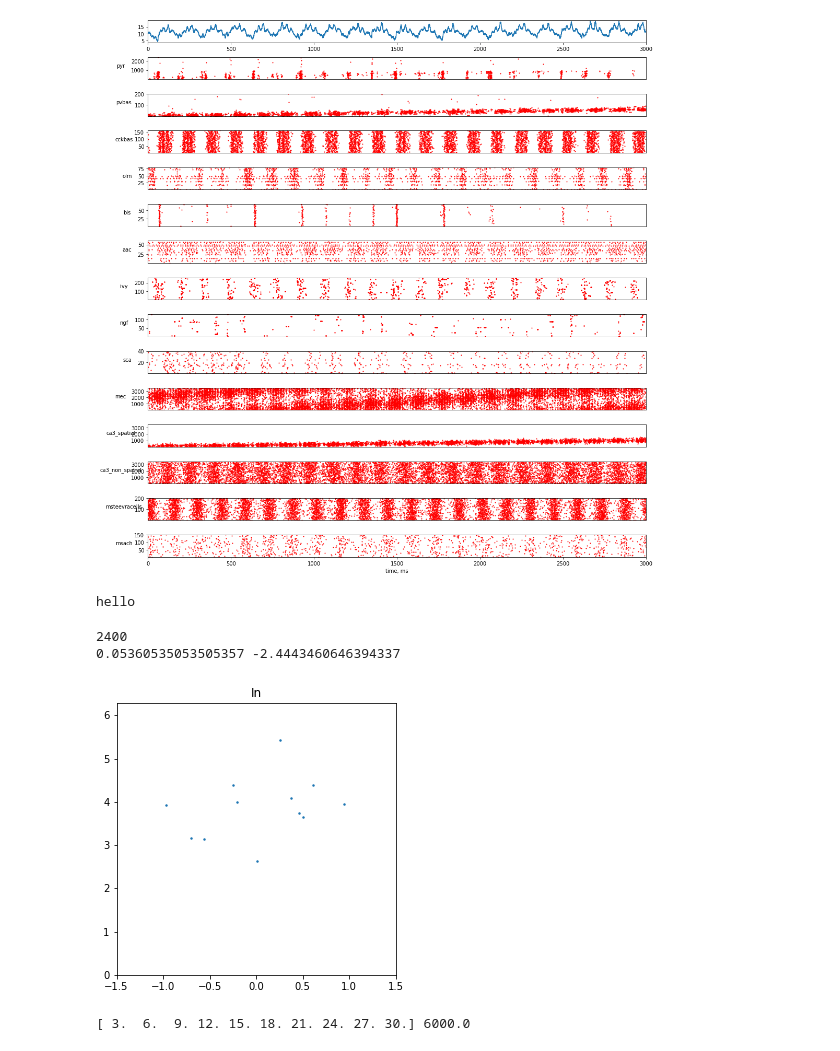
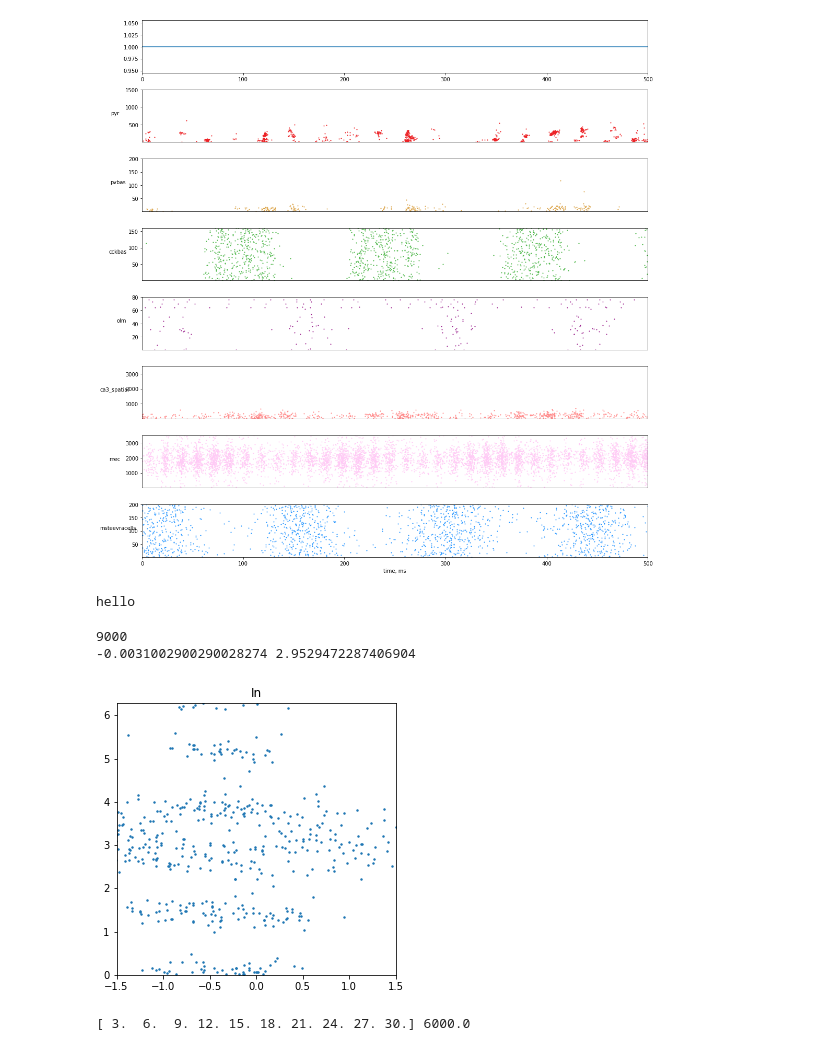
Before and after one commit to ivanmysin/CA1_rhythms_model, a Jupyter notebook: run_from_notebook.ipynb, the cells around one changed output. Saved outputs shown, nothing was run; the diff lists cells and outputs as text; code cells hidden in the pictures.

Commit message:
theta state

```diff
--- a/run_from_notebook.ipynb
+++ b/run_from_notebook.ipynb
@@ -34,14 +33,15 @@ import numpy as np
 import matplotlib.pyplot as plt
 from matplotlib import gridspec
 import h5py
+from plot_result import plotting_param
 # from basic_parameters import basic_params
 # import processingLib as proclib
 plt.rcParams["figure.figsize"] = (15, 5)
 
 # import plot_result as my_plot
-neuron_order = ["pyr", "pvbas", "cckbas", "olm", "bis", "aac", "ivy", "ngf", "sca", "mec", "ca3_spatial", "ca3_non_spatial", "msteevracells", "msach"]
+# neuron_order = ["pyr", "pvbas"] # "pvbas", "cckbas", "olm", "bis", "aac", "ivy", "ngf", "sca", "mec", "ca3_spatial", "ca3_non_spatial", "msteevracells", "msach"]
 
-# neuron_order = ["pyr", "pvbas",  "cckbas", "olm", "ca3_spatial", "mec", "msteevracells", "msach"]
+neuron_order = ["pyr", "pvbas",  "cckbas", "olm", "ca3_spatial", "mec", "msteevracells"]
 
 filepath = "../../Data/CA1_simulation/test.hdf5" # test_ripples.hdf5"  #   # basic_params["file_results"]
 # my_plot.plot_spike_raster(file)
@@ -50,7 +50,7 @@ with h5py.File(filepath, 'r') as h5file:
     t0 = h5file["time"][0]
     t1 = h5file["time"][-1]
 
-    lfp = h5file["extracellular/electrode_1/lfp/origin_data/channel_1"][:]
+    lfp =  np.ones(1000) # h5file["extracellular/electrode_1/lfp/origin_data/channel_1"][:] #
     t = np.linspace(t0, t1, lfp.size)
 
     raster_group = h5file["extracellular/electrode_1/firing/origin_data"]
@@ -65,35 +65,39 @@ with h5py.File(filepath, 'r') as h5file:
     axes.set_xlim(t0, t1)
     # axes.set_xlim(100, 200)
 
     for celltype_idx, celltype in enumerate(neuron_order):
 
+
         try:
             celltype_group = raster_group[celltype]
             axes = plt.subplot(gs[celltype_idx+1])
 
             # print("#########################")
             for sp_idx, (cell_key, firing) in enumerate(sorted(celltype_group.items(), key=lambda x: int(x[0].split("_")[-1]),)):
                 # print(cell_key)
                 sp_idx += 1
-                axes.scatter(firing,  np.zeros(firing.size) + sp_idx, s=1.2, color="red" )
+                color = plotting_param["neuron_colors"][celltype]
+                axes.scatter(firing,  np.zeros(firing.size) + sp_idx, s=1.2, color=color )
+
+                if sp_idx > 1500 and celltype=="pyr": break
 
             axes.set_ylim(1, sp_idx)
             axes.set_xlim(t0, t1)
             # axes.set_xlim(100, 200)
             axes.set_ylabel(celltype, rotation='horizontal', labelpad=20)
 
             if celltype_idx == len(neuron_order) - 1:
                 axes.set_xlabel("time, ms")
             else:
                 axes.tick_params(labelbottom=False, bottom=False)
         except KeyError:
             continue
 
 
 fig.tight_layout()
 plt.show()
 # %% [output]
-[figure, old version]
+[figure, new version]
 # %%
 print("hello")
 # %% [output]
@@ -175,8 +179,8 @@ def get_place_phase(filepath):
 
         #plt.plot(t, theta_phases)
 
-        Npyr = 1800
-        pyr_coord_x = np.cumsum( np.zeros(Npyr) + 3 ) #+ 500 # np.zeros(Npyr) + 1400 #
+        Npyr = 9000 # 2000 #
+        pyr_coord_x = np.cumsum( np.zeros(Npyr) + 3 ) # np.zeros(Npyr) + 1400 #
         pyr_coord_x[pyr_coord_x.size//2:] = np.nan
 
 
@@ -195,7 +199,7 @@ def get_place_phase(filepath):
 
             # print(cell_key)
 
-            if firing.size < 10: continue
+            if firing.size < 20: continue
 
 
             firing = firing[:] * 0.001
@@ -206,18 +210,18 @@ def get_place_phase(filepath):
 
 
             place_center = pyr_coord_x[neuron_idx] * 0.001 # np.median(firing) #
-            if np.isnan(place_center) or place_center < 0.3 or place_center > 2.8:
+            if np.isnan(place_center) or place_center < 0.3 or place_center > 3.8:
                 continue
 
             # print(place_center)
 
-            # place_center = place_center + 0.2
+            place_center = place_center + 0.2 # np.median(firing) #
 
-            firing_during_place = firing + 0.2 - place_center
+            firing_during_place = firing - place_center
 
             #if np.std(firing_during_place) > 5000: continue
 
-            is_inside = np.abs(firing_during_place) < 1.0
+            is_inside = np.abs(firing_during_place) < 2.0
 
 
             phases_during_place = theta_phases[indexes]
@@ -242,7 +246,7 @@ def get_place_phase(filepath):
 
 path = "../../Data/CA1_simulation/"
 #files = ["chan_1", "chan_2","chan_3","chan_4","chan_5","chan_6","chan_7","chan_8"]#  ["test", "test2", "test3"]
-files = ["theta_state_very_nice", ]# ["test", ]
+files =  ["test", ] # ["theta_state_very_nice!!!", ]#
 x_4_preccs = np.empty(0, dtype=np.float)
 y_4_preccs = np.empty(0, dtype=np.float)
 
@@ -280,7 +284,7 @@ line_y = regressor.transpose(x_4_preccs)
 line_y = angles2range(line_y)
 line_y[line_y < 0] += 2*np.pi
 
-#ax_in.scatter(x_4_preccs, line_y, color="red") #, linewidth=3)
+# ax_in.scatter(x_4_preccs, line_y, color="red") #, linewidth=3)
 #ax_in.plot(cos_line, phases, color="black", linewidth=1)
 
 # print(res.rvalue**2, res.pvalue)
@@ -288,9 +292,9 @@ ax_in.set_xlim(-1.5, 1.5)
 ax_in.set_ylim(0, 2*np.pi)
 plt.show()
 # %% [output]
-2400
-0.05360535053505357 -2.4443460646394337
+9000
+-0.0031002900290028274 2.9529472287406904
-[figure, old version]
+[figure, new version]
 # %%
 import numpy as np
 
```
Also changed, not shown: parts of 1 cell of this notebook, 2 other files.
